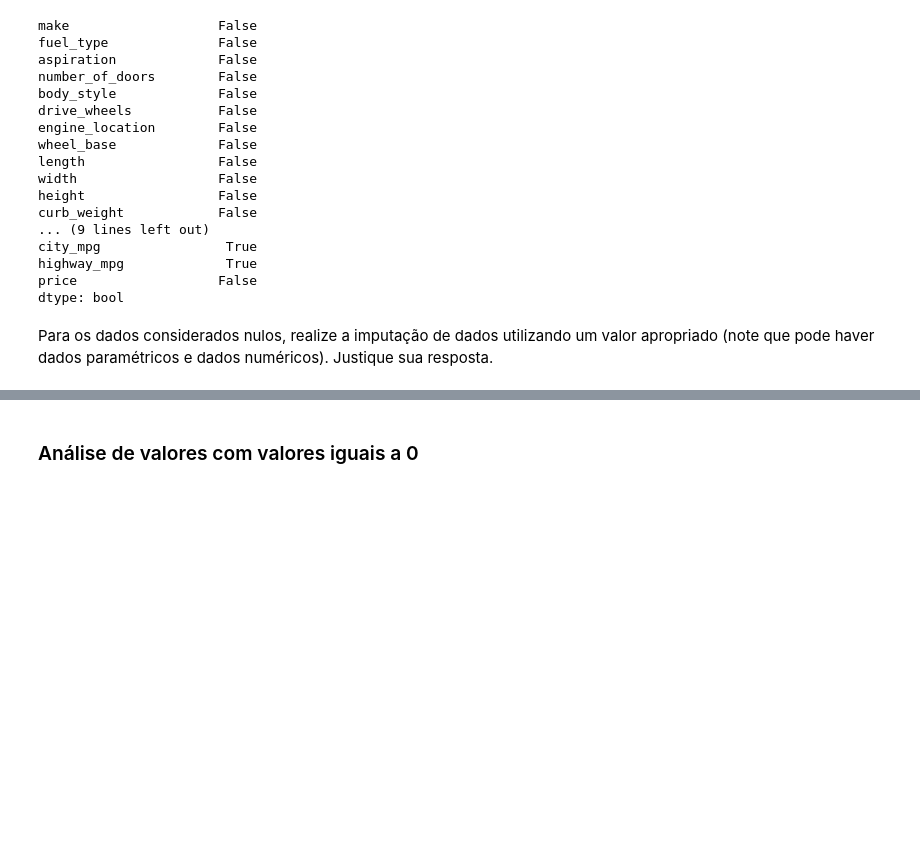
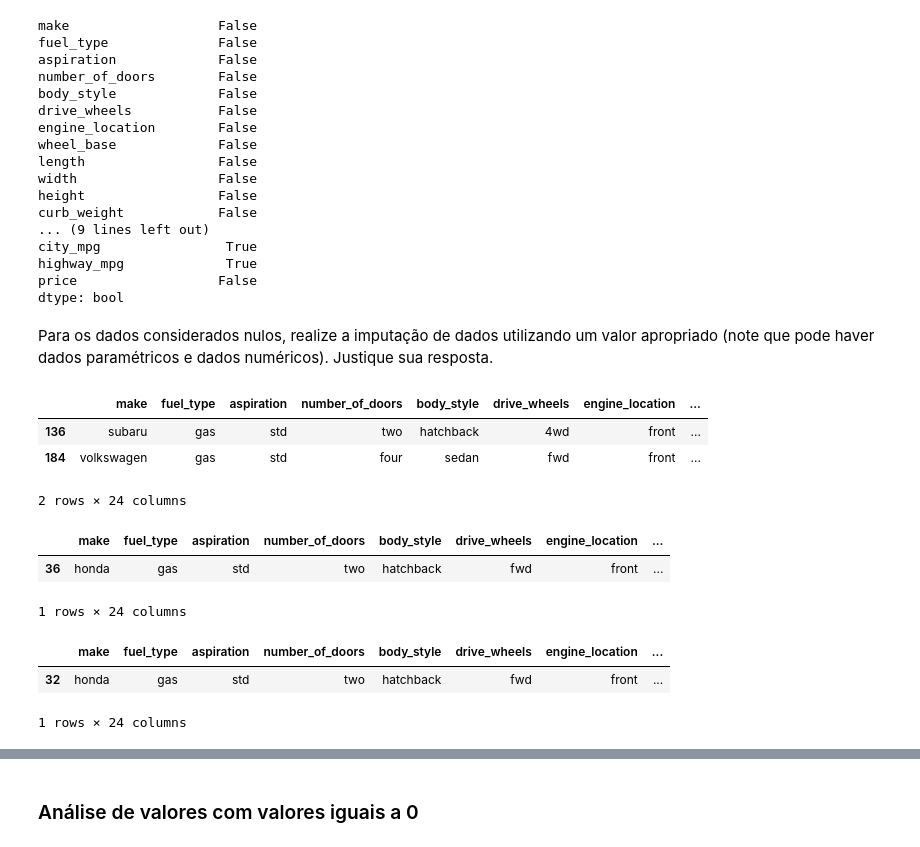
Before and after one commit to augustocrf/fiap_entrega_final_-prog-ia-python-capstone, a Jupyter notebook: projeto-final/automobile-price-prediction.ipynb, the cells around one changed output, grey strips where cells are left out. Cells and saved outputs as stored; diff of their text form; code cells hidden in the pictures; blank space fills up the shorter version.

```diff
--- a/projeto-final/automobile-price-prediction.ipynb
+++ b/projeto-final/automobile-price-prediction.ipynb
@@ -218,3 +218,22 @@ price                  False
 dtype: bool
 # %% [markdown]
 Para os dados considerados nulos, realize a imputação de dados utilizando um valor apropriado (note que pode haver dados paramétricos e dados numéricos). Justique sua resposta.
+# %%
+df_automobile_norm[df_automobile_norm["peak_rpm"].isnull()]
+# %% [output]
+|  | make | fuel_type | aspiration | number_of_doors | body_style | drive_wheels | engine_location | ... |
+| 136 | subaru | gas | std | two | hatchback | 4wd | front | ... |
+| 184 | volkswagen | gas | std | four | sedan | fwd | front | ... |
+2 rows × 24 columns
+# %%
+df_automobile_norm[df_automobile_norm["city_mpg"].isnull()]
+# %% [output]
+|  | make | fuel_type | aspiration | number_of_doors | body_style | drive_wheels | engine_location | ... |
+| 36 | honda | gas | std | two | hatchback | fwd | front | ... |
+1 rows × 24 columns
+# %%
+df_automobile_norm[df_automobile_norm["highway_mpg"].isnull()]
+# %% [output]
+|  | make | fuel_type | aspiration | number_of_doors | body_style | drive_wheels | engine_location | ... |
+| 32 | honda | gas | std | two | hatchback | fwd | front | ... |
+1 rows × 24 columns
```
Also changed, not shown: parts of 7 cells of this notebook, 6 other files.
